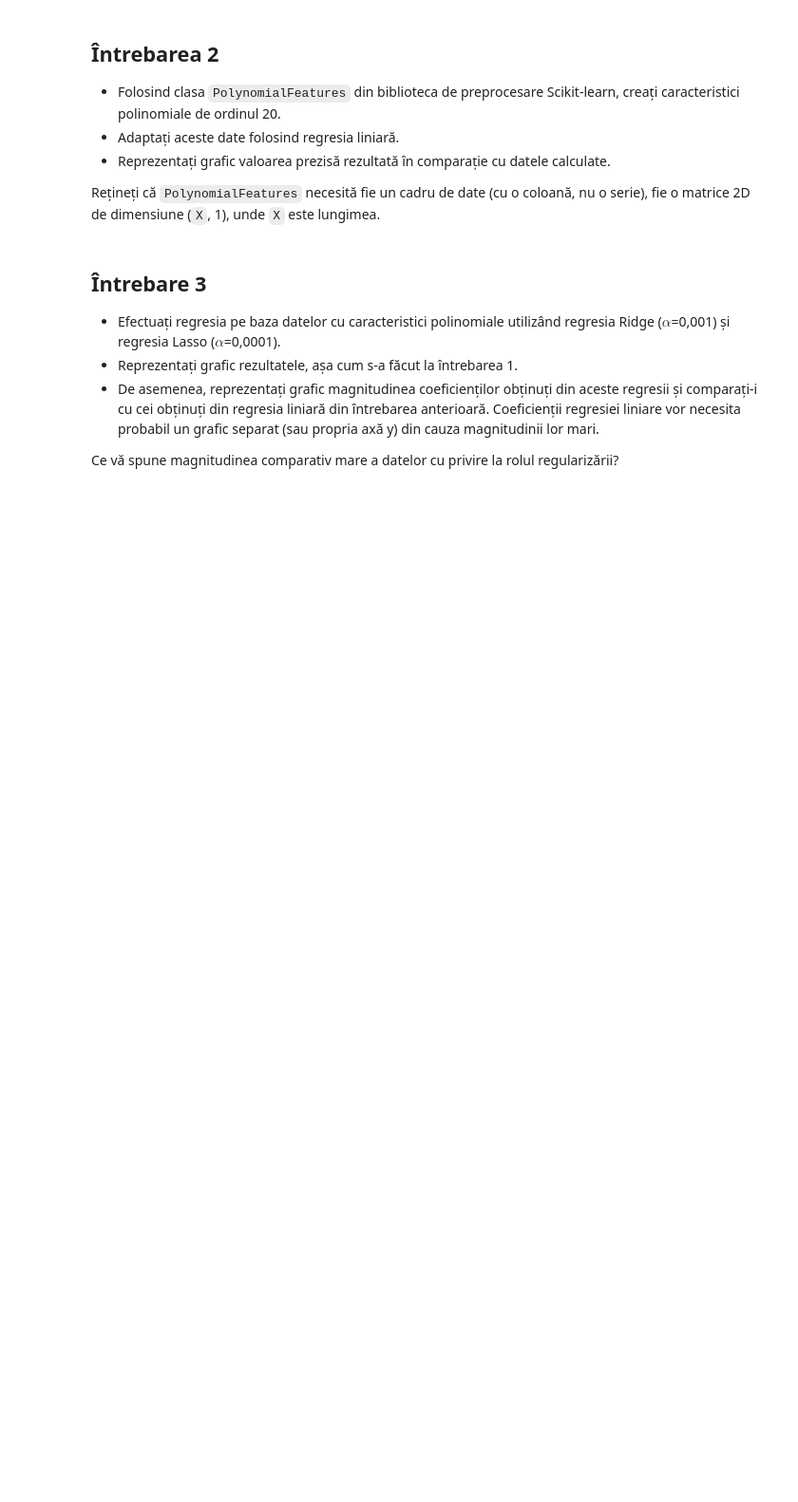
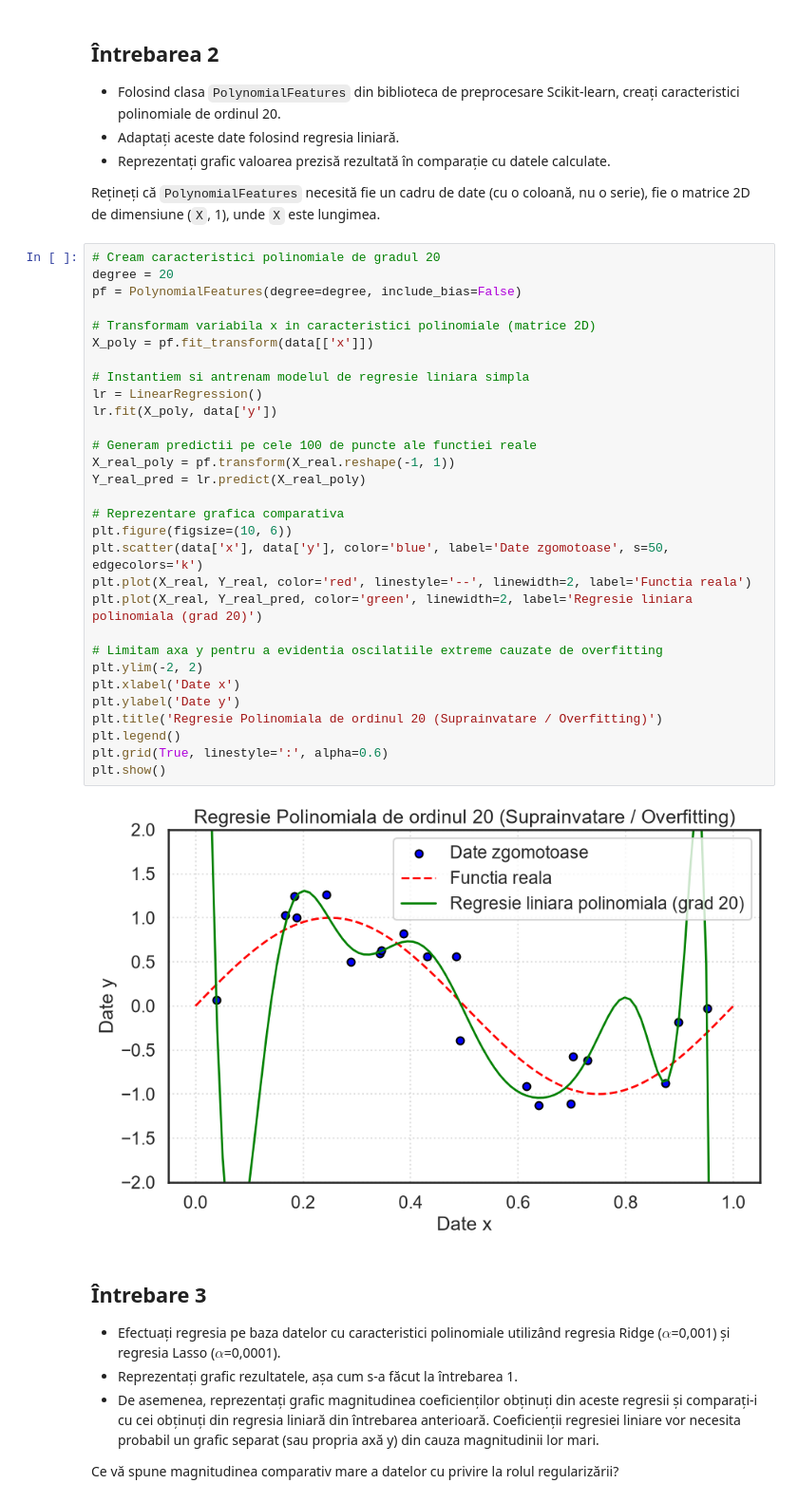
Before and after one commit to yettensyvus/ML-labs, a Jupyter notebook: lab04-05/Ro_04_Regularization_and_Gradient_Descent_Exercises.ipynb, the cells around one changed output. Shown at 95% size. Drawn from its saved outputs; the diff is of its cells as text; blank space fills up the shorter version.

```diff
--- a/lab04-05/Ro_04_Regularization_and_Gradient_Descent_Exercises.ipynb
+++ b/lab04-05/Ro_04_Regularization_and_Gradient_Descent_Exercises.ipynb
@@ -46,6 +98,38 @@ Intel(R) Extension for Scikit-learn* enabled (https://github.com/intel/scikit-le
 * Reprezentați grafic valoarea prezisă rezultată în comparație cu datele calculate.
 
 Rețineți că `PolynomialFeatures` necesită fie un cadru de date (cu o coloană, nu o serie), fie o matrice 2D de dimensiune (`X`, 1), unde `X` este lungimea.
+# %%
+# Cream caracteristici polinomiale de gradul 20
+degree = 20
+pf = PolynomialFeatures(degree=degree, include_bias=False)
+
+# Transformam variabila x in caracteristici polinomiale (matrice 2D)
+X_poly = pf.fit_transform(data[['x']])
+
+# Instantiem si antrenam modelul de regresie liniara simpla
+lr = LinearRegression()
+lr.fit(X_poly, data['y'])
+
+# Generam predictii pe cele 100 de puncte ale functiei reale
+X_real_poly = pf.transform(X_real.reshape(-1, 1))
+Y_real_pred = lr.predict(X_real_poly)
+
+# Reprezentare grafica comparativa
+plt.figure(figsize=(10, 6))
+plt.scatter(data['x'], data['y'], color='blue', label='Date zgomotoase', s=50, edgecolors='k')
+plt.plot(X_real, Y_real, color='red', linestyle='--', linewidth=2, label='Functia reala')
+plt.plot(X_real, Y_real_pred, color='green', linewidth=2, label='Regresie liniara polinomiala (grad 20)')
+
+# Limitam axa y pentru a evidentia oscilatiile extreme cauzate de overfitting
+plt.ylim(-2, 2)
+plt.xlabel('Date x')
+plt.ylabel('Date y')
+plt.title('Regresie Polinomiala de ordinul 20 (Suprainvatare / Overfitting)')
+plt.legend()
+plt.grid(True, linestyle=':', alpha=0.6)
+plt.show()
+# %% [output]
+[figure, added]
 # %% [markdown]
 ## Întrebare 3
 
```
Also changed, not shown: parts of 36 cells of this notebook, 1 other file.
